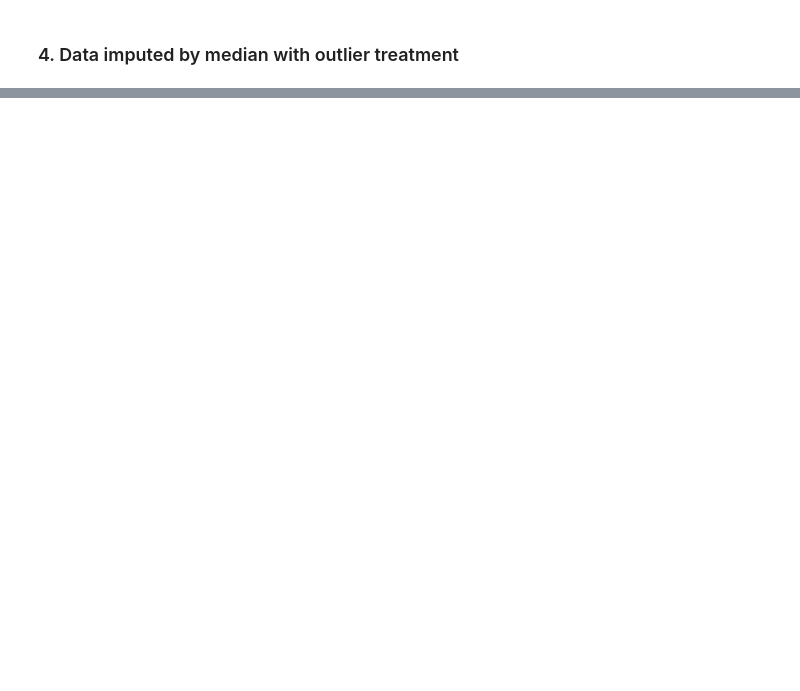
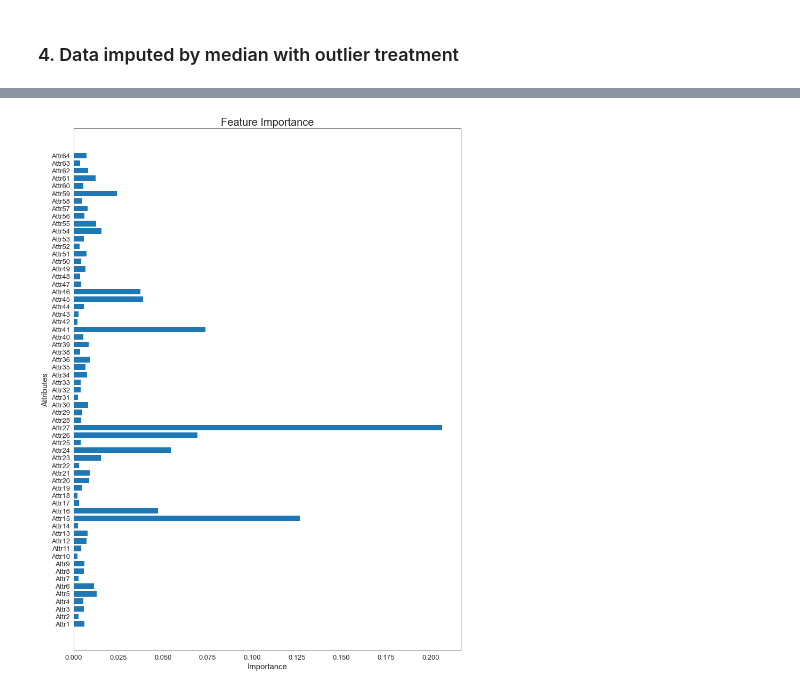
Before and after one commit to Tejas-Choudekar/ML-Project-RWTH, a Jupyter notebook: Bankruptcy-Prediction.ipynb, the cells around one changed output, grey strips where cells are left out. Drawn from its saved outputs; the diff is of its cells as text; code cells hidden in the pictures; blank space fills up the shorter version.

Commit message:
random forest recall

```diff
--- a/Bankruptcy-Prediction.ipynb
+++ b/Bankruptcy-Prediction.ipynb
@@ -507,0 +696,2 @@ dtype: float64
+# %%
+done_median_ol_treatment = impu_done_median.copy(deep=True)
@@ -558,0 +921,3 @@ dtype: float64
+# %%
+clas_iso_median_ol_treatment = pd.concat([dzero_median_ol_treatment, done_median_ol_treatment])
+clas_iso_median_ol_treatment.describe()
@@ -558,0 +967,5 @@ dtype: float64
+# %%
+scn_cimot_median = feature_target_split(clas_iso_median_ol_treatment)
+X_cimot_median = pd.DataFrame(clas_iso_median_ol_treatment[scn_cimot_median["feature_names"]])
+y_cimot_median = pd.Series(clas_iso_median_ol_treatment[scn_cimot_median["target_name"]])
+X_cimot_median_train, X_cimot_median_test, y_cimot_median_train, y_cimot_median_test = train_test_split(X_cimot_median, y_cimot_median, test_size=0.33)
@@ -728,0 +1047,15 @@ CV Score:
+# %%
+log_reg = LogisticRegression(solver='sag',class_weight={0:1, 1:5})
+log_reg.fit(X_cimot_median_train, y_cimot_median_train)
+feature_importance = log_reg.coef_[0]
+features = np.asarray(X_cimot_median_train.columns)
+plt.figure(figsize=(13,18))
+plt.barh(features, feature_importance)
+plt.title('Feature Importance', fontsize=20)
+plt.xlabel('Importance', fontsize=15)
+plt.ylabel('Attributes', fontsize=15)
+plt.xticks(fontsize=13)
+plt.yticks(fontsize=13)
+plt.show()
+
+#features, feature_importance
@@ -728,0 +1064,17 @@ CV Score:
+# %%
+forest = RandomForestClassifier(n_estimators = 100, max_features = 40, max_depth = 40, class_weight={0:1,1:5}, random_state = 42)
+forest.fit(X_cimot_median_train, y_cimot_median_train)
+
+forest_importance     = forest.feature_importances_
+
+# Graphically
+plt.figure(figsize=(13,18))
+plt.barh(features, forest_importance)
+plt.title('Feature Importance', fontsize=20)
+plt.xlabel('Importance', fontsize=15)
+plt.ylabel('Attributes', fontsize=15)
+plt.xticks(fontsize=13)
+plt.yticks(fontsize=13)
+plt.show()
+# %% [output]
+[figure, added]
```
Also changed, not shown: parts of 109 cells of this notebook.
